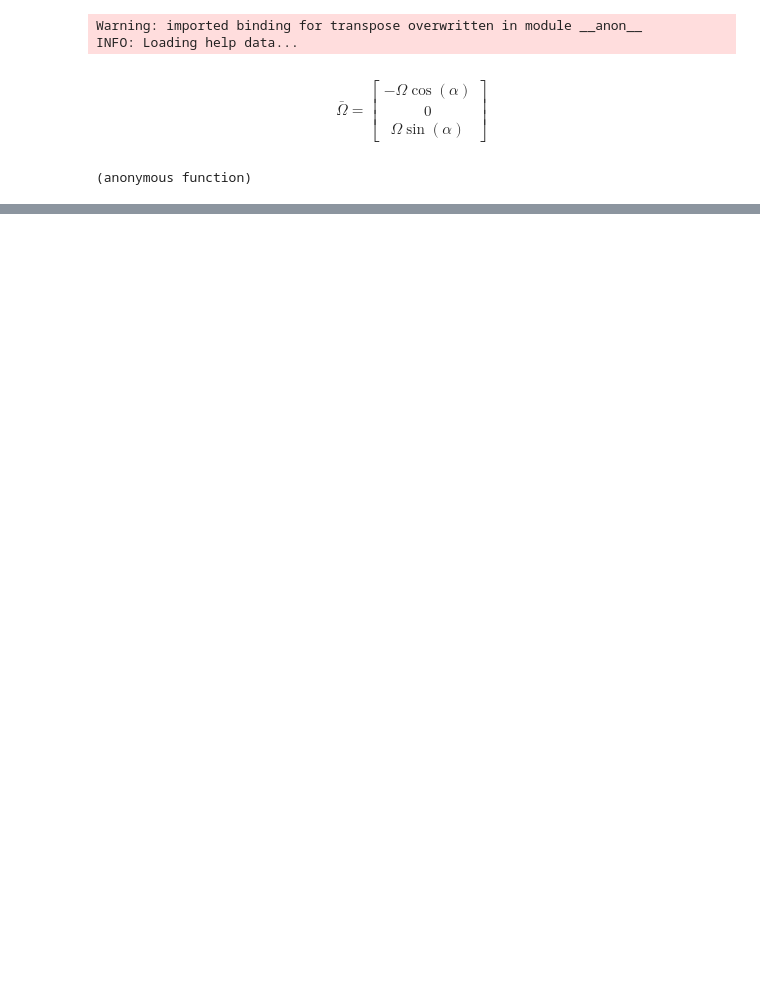
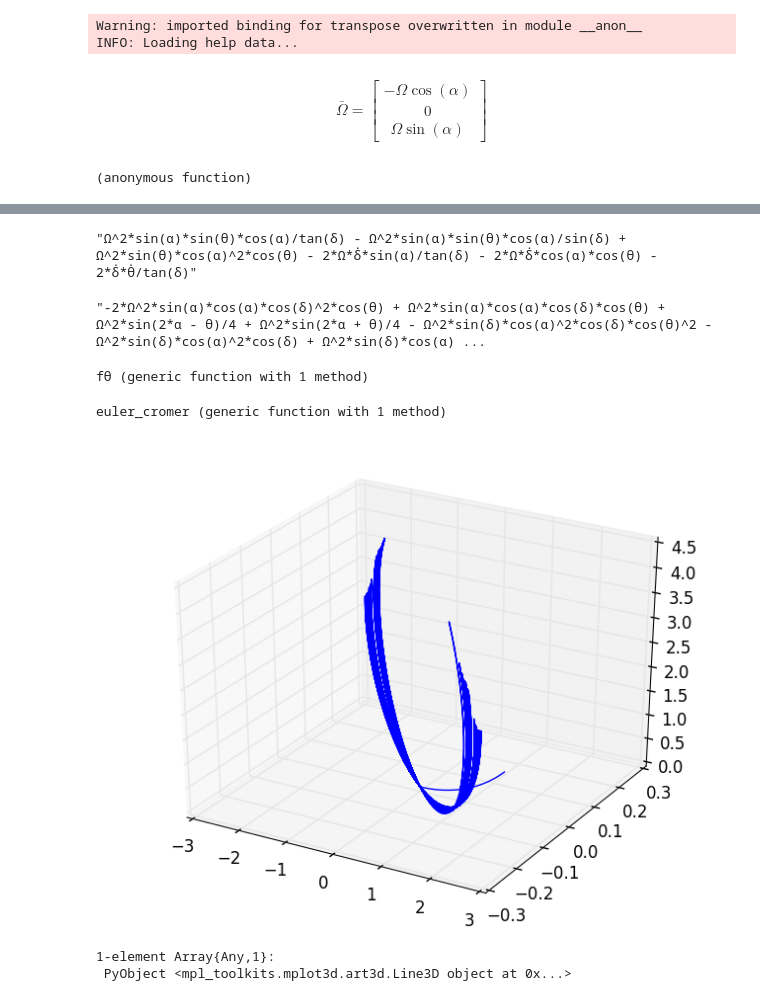
Before and after one commit to GX-Calva-Garcia/Proyecto-Final, a Jupyter notebook: Presentacion.ipynb, the cells around one changed output, grey strips where cells are left out. Saved outputs shown, nothing was run; the diff lists cells and outputs as text; code cells hidden in the pictures; blank space fills up the shorter version.

Commit message:
creo que ya salio con  euler

```diff
--- a/Presentacion.ipynb
+++ b/Presentacion.ipynb
@@ -267,0 +280,60 @@ solδ3 = solδ3[2];
+# %%
+sympy_to_julia(solθ)
+# %% [output]
+"Ω^2*sin(α)*sin(θ)*cos(α)/tan(δ) - Ω^2*sin(α)*sin(θ)*cos(α)/sin(δ) + Ω^2*sin(θ)*cos(α)^2*cos(θ) - 2*Ω*δ̇*sin(α)/tan(δ) - 2*Ω*δ̇*cos(α)*cos(θ) - 2*δ̇*θ̇/tan(δ)"
+# %%
+sympy_to_julia(solδ)
+# %% [output]
+"-2*Ω^2*sin(α)*cos(α)*cos(δ)^2*cos(θ) + Ω^2*sin(α)*cos(α)*cos(δ)*cos(θ) + Ω^2*sin(2*α - θ)/4 + Ω^2*sin(2*α + θ)/4 - Ω^2*sin(δ)*cos(α)^2*cos(δ)*cos(θ)^2 - Ω^2*sin(δ)*cos(α)^2*cos(δ) + Ω^2*sin(δ)*cos(α) ...
+# %%
+Ω = 7e-5
+g = 10
+ℓ = 2.5
+α = pi/2
+
+fδ(δ̇,θ̇,δ,θ) = -2*Ω^2*sin(α)*cos(α)*cos(δ)^2*cos(θ) + Ω^2*sin(α)*cos(α)*cos(δ)*cos(θ) + Ω^2*sin(2*α - θ)/4 + Ω^2*sin(2*α + θ)/4 - Ω^2*sin(δ)*cos(α)^2*cos(δ)*cos(θ)^2 - Ω^2*sin(δ)*cos(α)^2*cos(δ) + Ω^2*sin(δ)*cos(α)^2 + Ω^2*sin(2*δ)/2 - 2*Ω*θ̇*cos(α)*cos(δ)^2*cos(θ) + 2*Ω*θ̇*cos(α)*cos(θ) + Ω*θ̇*cos(α - 2*δ)/2 - Ω*θ̇*cos(α + 2*δ)/2 + θ̇^2*sin(2*δ)/2 - g*sin(δ)/ℓ
+fθ(δ̇,θ̇,δ,θ) = Ω^2*sin(α)*sin(θ)*cos(α)/tan(δ) - Ω^2*sin(α)*sin(θ)*cos(α)/sin(δ) + Ω^2*sin(θ)*cos(α)^2*cos(θ) - 2*Ω*δ̇*sin(α)/tan(δ) - 2*Ω*δ̇*cos(α)*cos(θ) - 2*δ̇*θ̇/tan(δ)
+# %% [output]
+fθ (generic function with 1 method)
+# %%
+function euler_cromer(q₀,v₀,t₀,tf,h,fq,fv)
+    q = Vector{Float32}[]
+    v = Vector{Float32}[]
+    t = Float32[]
+    for ti in t₀:h:tf
+        v_nueva = v₀ + h*fv(q₀,v₀,ti)
+        q_nueva = q₀ + h*fq(q₀,v_nueva,ti)
+        q₀ = q_nueva
+        v₀ = v_nueva
+        push!(t,ti)
+        push!(q,q₀)
+        push!(v,v₀)
+    end
+    t,hcat(q...)',hcat(v...)'
+end
+# %% [output]
+euler_cromer (generic function with 1 method)
+# %%
+q₀ = [pi/4,0]
+v₀ = [0.0,0.0]
+t₀ = 0.0
+tf = 300
+h = 1e-4
+
+fv(r,v,t) = [fδ(v[1],v[2],r[1],r[2]),fθ(v[1],v[2],r[1],r[2])]
+fr(r,v,t) = v
+
+t,p_esf,v_esf = euler_cromer(q₀,v₀,t₀,tf,h,fr,fv);
+# %%
+δs=p_esf[:,1]
+θs=p_esf[:,2]
+
+xs = ℓ*sin(δs).*cos(θs)
+ys = ℓ*sin(δs).*sin(θs)
+zs = ℓ - ℓ*cos(δs)
+
+plot3D(xs,ys,zs)
+# %% [output]
+[figure, added]
+1-element Array{Any,1}:
+ PyObject <mpl_toolkits.mplot3d.art3d.Line3D object at 0x...>
```
Also changed, not shown: parts of 21 cells of this notebook.
